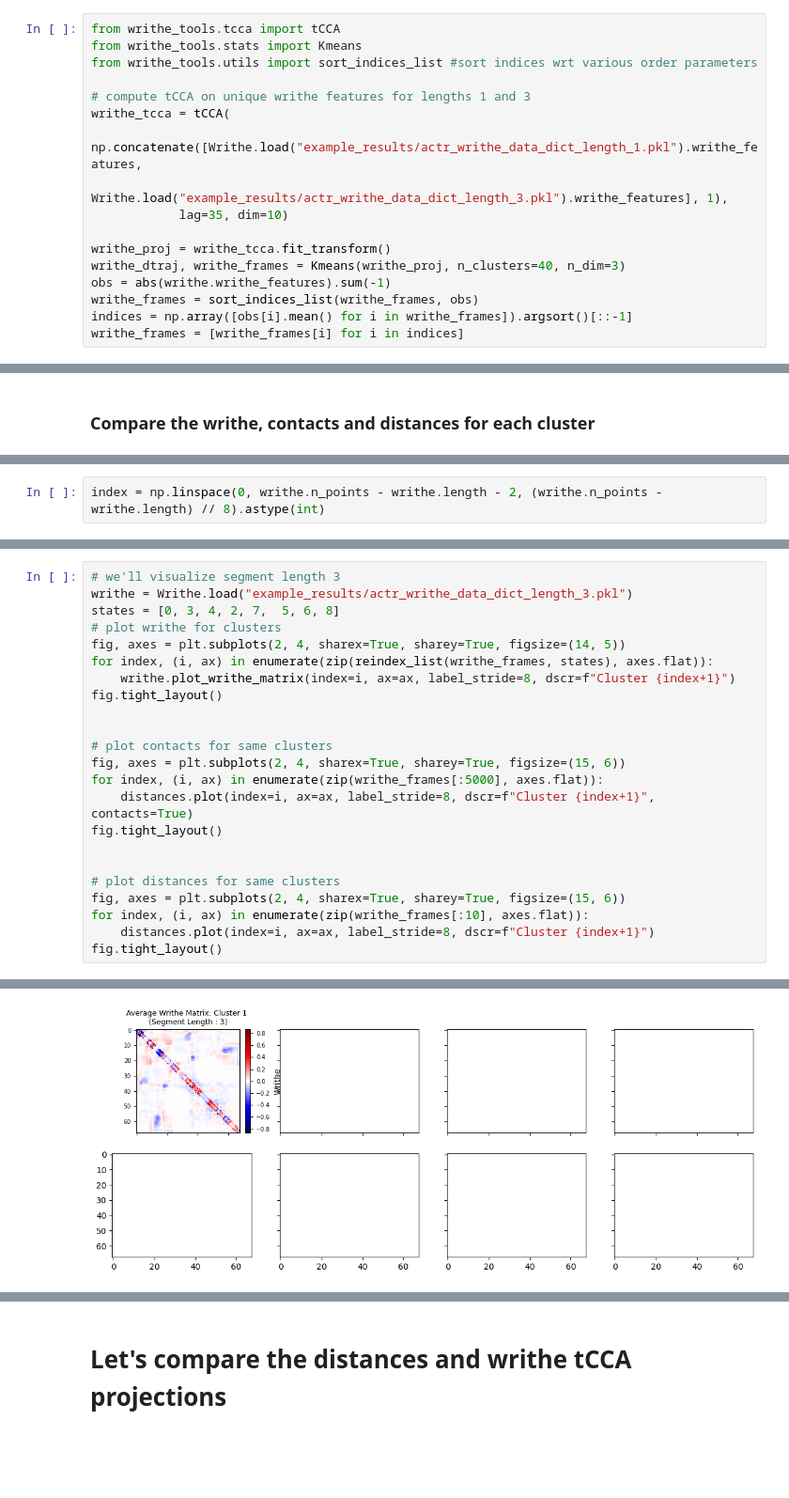
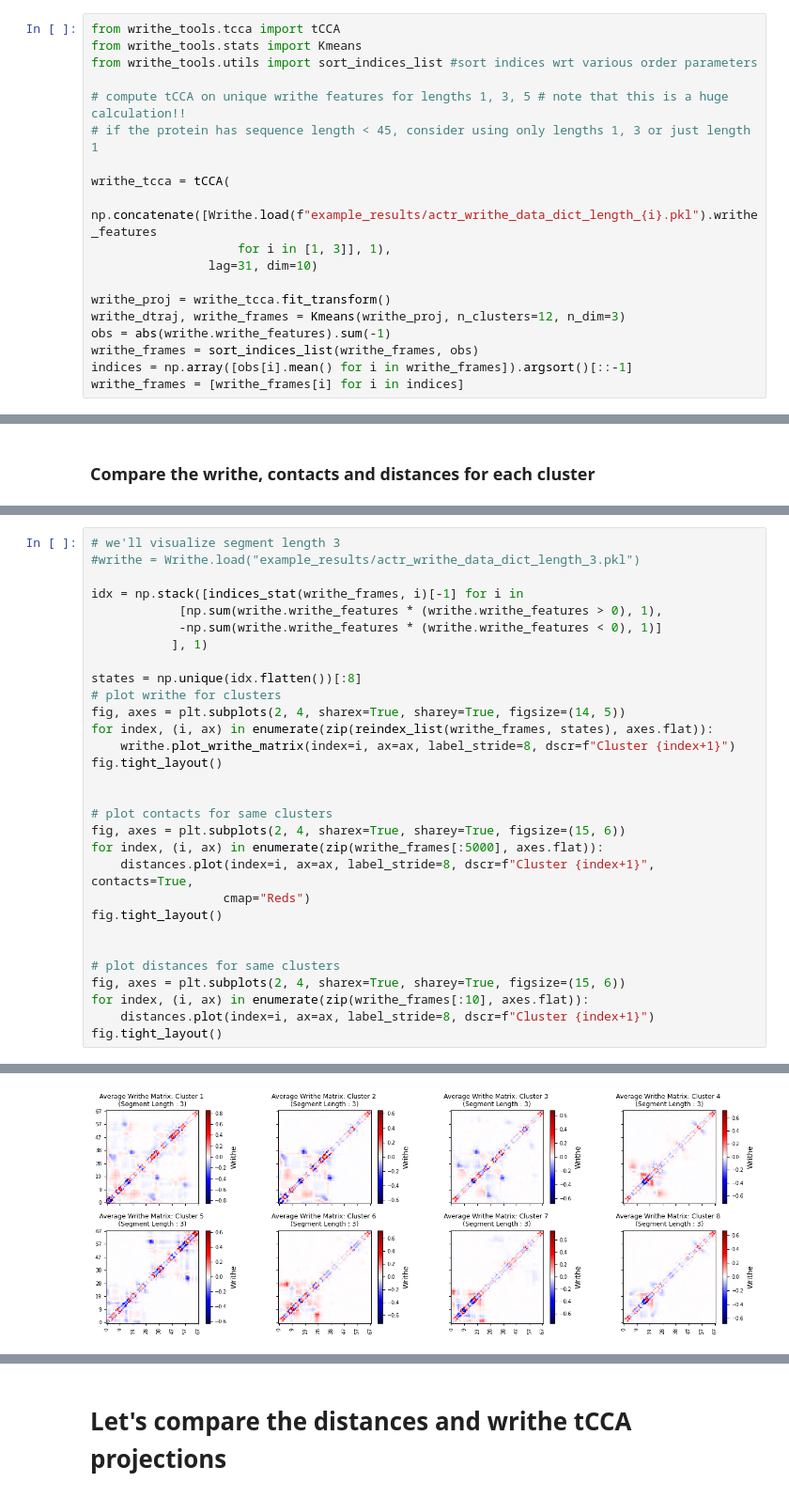
Before and after one commit to tommysisk/writhe_tools, a Jupyter notebook: examples/writhe_demo.ipynb, the cells around one changed output, grey strips where cells are left out. Shown at 94% size. Drawn from its saved outputs; the diff is of its cells as text; blank space fills up the shorter version.

```diff
--- a/examples/writhe_demo.ipynb
+++ b/examples/writhe_demo.ipynb
@@ -119,14 +119,16 @@ from writhe_tools.tcca import tCCA
 from writhe_tools.stats import Kmeans
 from writhe_tools.utils import sort_indices_list #sort indices wrt various order parameters
 
-# compute tCCA on unique writhe features for lengths 1 and 3
+# compute tCCA on unique writhe features for lengths 1, 3, 5 # note that this is a huge calculation!!
+# if the protein has sequence length < 45, consider using only lengths 1, 3 or just length 1
+
 writhe_tcca = tCCA(
-    np.concatenate([Writhe.load("example_results/actr_writhe_data_dict_length_1.pkl").writhe_features,
-                    Writhe.load("example_results/actr_writhe_data_dict_length_3.pkl").writhe_features], 1),
-            lag=35, dim=10)
+    np.concatenate([Writhe.load(f"example_results/actr_writhe_data_dict_length_{i}.pkl").writhe_features
+                    for i in [1, 3]], 1),
+                lag=31, dim=10)
 
 writhe_proj = writhe_tcca.fit_transform()
-writhe_dtraj, writhe_frames = Kmeans(writhe_proj, n_clusters=40, n_dim=3)
+writhe_dtraj, writhe_frames = Kmeans(writhe_proj, n_clusters=12, n_dim=3)
 obs = abs(writhe.writhe_features).sum(-1)
 writhe_frames = sort_indices_list(writhe_frames, obs)
 indices = np.array([obs[i].mean() for i in writhe_frames]).argsort()[::-1]
@@ -179,2 +163,0 @@ labels = np.arange(71)[:-writhe.length]
-# %%
-index = np.linspace(0, writhe.n_points - writhe.length - 2, (writhe.n_points - writhe.length) // 8).astype(int)
@@ -185,7 +164,13 @@ array([ 0,  9, 18, 28, 37, 47, 56, 66])
 # %%
 # we'll visualize segment length 3
-writhe = Writhe.load("example_results/actr_writhe_data_dict_length_3.pkl")
-states = [0, 3, 4, 2, 7,  5, 6, 8]
+#writhe = Writhe.load("example_results/actr_writhe_data_dict_length_3.pkl")
+
+idx = np.stack([indices_stat(writhe_frames, i)[-1] for i in
+            [np.sum(writhe.writhe_features * (writhe.writhe_features > 0), 1),
+            -np.sum(writhe.writhe_features * (writhe.writhe_features < 0), 1)]
+           ], 1)
+
+states = np.unique(idx.flatten())[:8]
 # plot writhe for clusters
 fig, axes = plt.subplots(2, 4, sharex=True, sharey=True, figsize=(14, 5))
 for index, (i, ax) in enumerate(zip(reindex_list(writhe_frames, states), axes.flat)):
@@ -196,7 +181,8 @@ fig.tight_layout()
 # plot contacts for same clusters
 fig, axes = plt.subplots(2, 4, sharex=True, sharey=True, figsize=(15, 6))
 for index, (i, ax) in enumerate(zip(writhe_frames[:5000], axes.flat)):
-    distances.plot(index=i, ax=ax, label_stride=8, dscr=f"Cluster {index+1}", contacts=True)
+    distances.plot(index=i, ax=ax, label_stride=8, dscr=f"Cluster {index+1}", contacts=True,
+                  cmap="Reds")
 fig.tight_layout()
 
 
@@ -210 +195 @@ IndexError: index 66 is out of bounds for axis 0 with size 65
-[figure, old version]
+[figure, new version]
```
Also changed, not shown: parts of 19 cells of this notebook, 3 other files.
